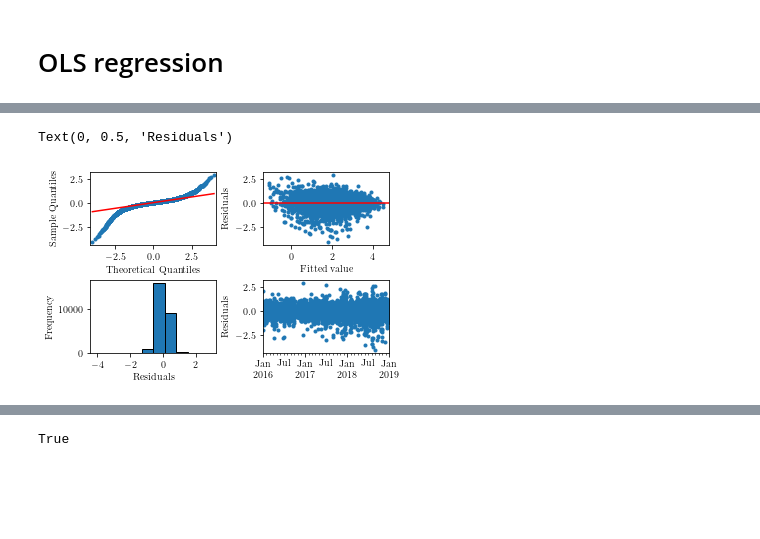
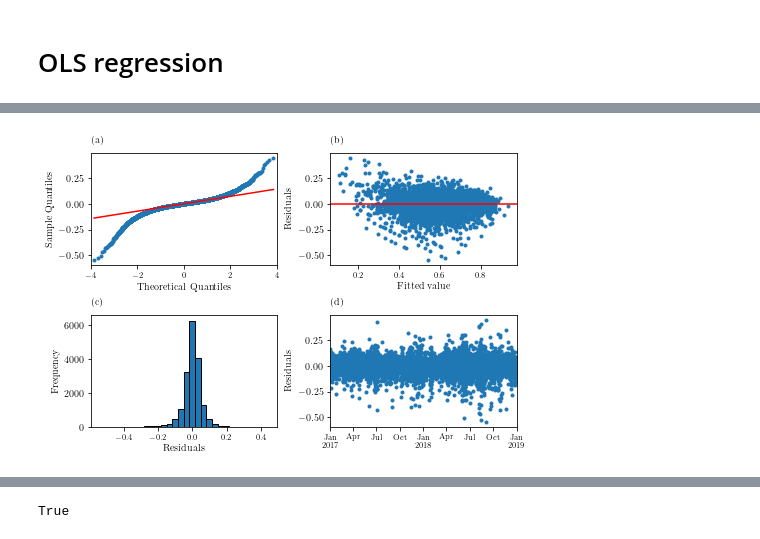
Before and after one commit to simoncarlen/forecasting_project, a Jupyter notebook: jupyter_notebooks/regression_PM10.ipynb, the cells around one changed output, grey strips where cells are left out. Saved outputs shown, nothing was run; the diff lists cells and outputs as text; code cells hidden in the pictures; blank space fills up the shorter version.

```diff
--- a/jupyter_notebooks/regression_PM10.ipynb
+++ b/jupyter_notebooks/regression_PM10.ipynb
@@ -70,7 +73,18 @@ stations = [i for i in df_PM10_train.columns if 'Torkel' in i and 'lag' in i] +
 # %%
 # create y and X matrix
 y_train = df_PM10_train['PM$_{10}$, Stockholm Torkel Knutssonsgatan']
-X_train = df_PM10_train[[i for i in df_PM10_train.columns if 'lag' in i]]
-# possibility to exclude some stations
-X_train = X_train[stations]
-X_train.insert(0, 'intercept', 1) # insert a 1
+X_train = df_PM10_train[stations]
+# %%
+# # normalize data
+scaler1 = MinMaxScaler()
+scaler2 = MinMaxScaler()
+
+X_train = scaler1.fit_transform(X_train)
+X_train = pd.DataFrame(X_train, columns=stations)
+X_train.insert(0, 'date', index_train)
+X_train.set_index('date', inplace=True)
+
+y_train = scaler2.fit_transform(y_train.to_frame())
+y_train = pd.DataFrame(y_train, columns = ['PM$_{10}$, Torkel Knutssonsgatan'])
+y_train.insert(0, 'date', index_train)
+y_train.set_index('date', inplace=True)
@@ -77,9 +95,9 @@ X_train.insert(0, 'intercept', 1) # insert a 1
 # %%
-n1, n2 = 6,8
-w = [0,1,2,3,4,5]
+# if temporal signals are to be included
+s = [] #6,7,10,11
+w = [] #0,1,2,3,4,5
 
-# if temporal signals are to be included
-X_train = X_train.merge(df_weather_train.iloc[:,n1:n2], on='date')
+X_train = X_train.merge(df_weather_train.iloc[:,s], on='date')
 
 # if weather parameters are to be included
 df_weather_train = df_weather_train.iloc[:,w]
@@ -111,30 +129,31 @@ Notes:
 [1] Standard Errors assume that the covariance matrix of the errors is correctly specified.
 # %%
 # PM10
-fig, ((ax1, ax2), (ax3, ax4)) = plt.subplots(2, 2, constrained_layout = True, figsize = (5, 3))
+fig, ((ax1, ax2), (ax3, ax4)) = plt.subplots(2, 2, constrained_layout = True, figsize = (6.75, 4.5))
 
 # QQ-plot of studentized residuals
 sm.qqplot(lmod.resid, line='q', ax=ax1, marker=".")
-# ax1.annotate('(a)', xy=(0, 1.09), xycoords="axes fraction")
+ax1.annotate('(a)', xy=(0, 1.09), xycoords="axes fraction")
 
 # fitted vs residuals
 ax2.scatter(lmod.fittedvalues, lmod.resid, marker=".")#, facecolors='none', edgecolors='#1f77b4')
 ax2.axhline(0, color='r')
 ax2.set_xlabel('Fitted value')
 ax2.set_ylabel('Residuals')
-# ax2.annotate('(b)', xy=(0, 1.09), xycoords="axes fraction")
+ax2.annotate('(b)', xy=(0, 1.09), xycoords="axes fraction")
 
-ax3.hist(lmod.resid, edgecolor='black')
+ax3.hist(lmod.resid, edgecolor='black', bins=30)
 ax3.set_xlabel('Residuals')
 ax3.set_ylabel('Frequency')
-# ax3.annotate('(c)', xy=(0, 1.09), xycoords="axes fraction")
+ax3.annotate('(c)', xy=(0, 1.09), xycoords="axes fraction")
 
 lmod.resid.plot(linestyle="", marker='.', ax=ax4)
 ax4.set_xlabel('')
 ax4.set_ylabel('Residuals')
-# ax4.annotate('(d)', xy=(0, 1.09), xycoords="axes fraction")
+ax4.annotate('(d)', xy=(0, 1.09), xycoords="axes fraction")
+ax4.set_xticks([], minor=True)
+plt.rc('xtick', labelsize=8)
 
-# plt.savefig('../plots/Residual_plots_MLR_PM10.pdf')
+plt.savefig('../plots/Residual_plots_MLR_PM10.pdf')
 # %% [output]
-Text(0, 0.5, 'Residuals')
-[figure, old version]
+[figure, new version]
```
Also changed, not shown: parts of 25 cells of this notebook, 18 other files.
